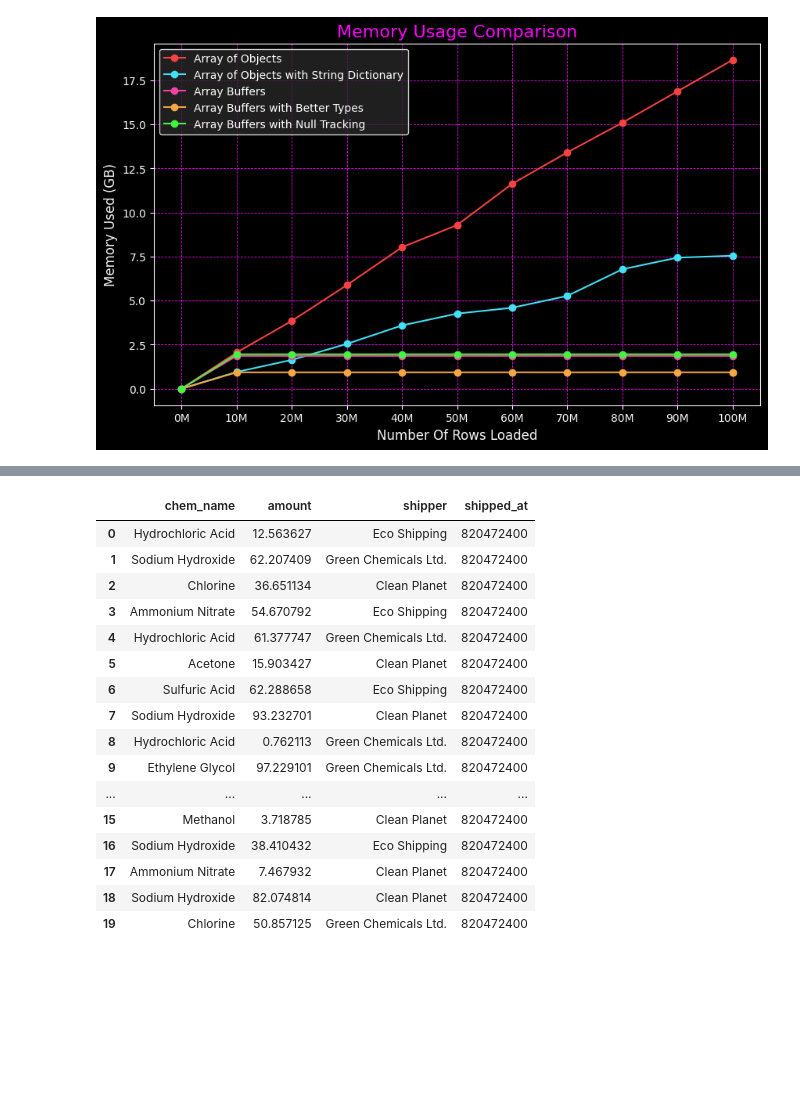
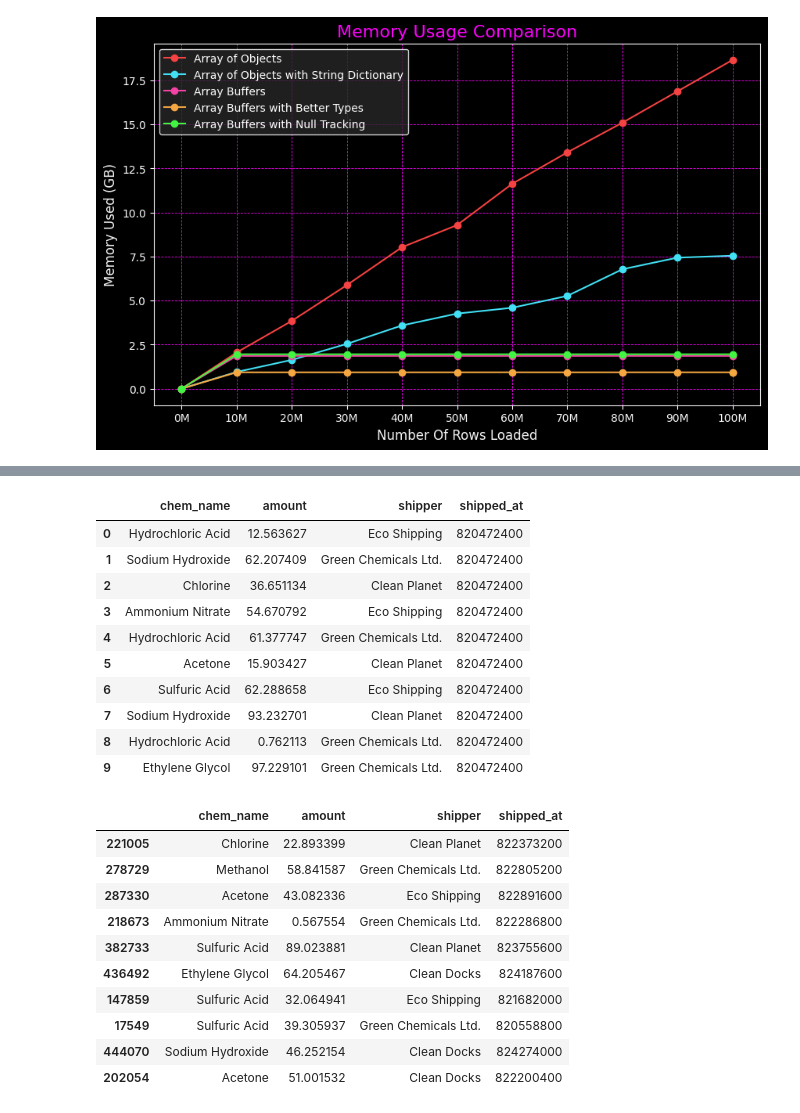
Before and after one commit to jackvial/processing-100-million-row-csv-in-memory, a Jupyter notebook: py/src/stats_notebook.ipynb, the cells around one changed output, grey strips where cells are left out. Cells and saved outputs as stored; diff of their text form; code cells hidden in the pictures; blank space fills up the shorter version.

```diff
--- a/py/src/stats_notebook.ipynb
+++ b/py/src/stats_notebook.ipynb
@@ -154,21 +154,29 @@ for i, (df, y_col, color, label) in enumerate(datasets, start=1):
 # %%
 chemicals_shipped_df = pd.read_parquet("/home/jack/code/df.ts/outputs/chemicals_shipped_100000000.parquet")
-chemicals_shipped_df.head(20)
+chemicals_shipped_df.head(10)
 # %% [output]
 |  | chem_name | amount | shipper | shipped_at |
 | 0 | Hydrochloric Acid | 12.563627 | Eco Shipping | 820472400 |
 | 1 | Sodium Hydroxide | 62.207409 | Green Chemicals Ltd. | 820472400 |
 | 2 | Chlorine | 36.651134 | Clean Planet | 820472400 |
 | 3 | Ammonium Nitrate | 54.670792 | Eco Shipping | 820472400 |
 | 4 | Hydrochloric Acid | 61.377747 | Green Chemicals Ltd. | 820472400 |
 | 5 | Acetone | 15.903427 | Clean Planet | 820472400 |
 | 6 | Sulfuric Acid | 62.288658 | Eco Shipping | 820472400 |
 | 7 | Sodium Hydroxide | 93.232701 | Clean Planet | 820472400 |
 | 8 | Hydrochloric Acid | 0.762113 | Green Chemicals Ltd. | 820472400 |
 | 9 | Ethylene Glycol | 97.229101 | Green Chemicals Ltd. | 820472400 |
-| ... | ... | ... | ... | ... |
-| 15 | Methanol | 3.718785 | Clean Planet | 820472400 |
-| 16 | Sodium Hydroxide | 38.410432 | Eco Shipping | 820472400 |
-| 17 | Ammonium Nitrate | 7.467932 | Clean Planet | 820472400 |
-| 18 | Sodium Hydroxide | 82.074814 | Clean Planet | 820472400 |
-| 19 | Chlorine | 50.857125 | Green Chemicals Ltd. | 820472400 |
+# %%
+chemicals_shipped_df.sample(10)
+# %% [output]
+|  | chem_name | amount | shipper | shipped_at |
+| 221005 | Chlorine | 22.893399 | Clean Planet | 822373200 |
+| 278729 | Methanol | 58.841587 | Green Chemicals Ltd. | 822805200 |
+| 287330 | Acetone | 43.082336 | Eco Shipping | 822891600 |
+| 218673 | Ammonium Nitrate | 0.567554 | Green Chemicals Ltd. | 822286800 |
+| 382733 | Sulfuric Acid | 89.023881 | Clean Planet | 823755600 |
+| 436492 | Ethylene Glycol | 64.205467 | Clean Docks | 824187600 |
+| 147859 | Sulfuric Acid | 32.064941 | Eco Shipping | 821682000 |
+| 17549 | Sulfuric Acid | 39.305937 | Green Chemicals Ltd. | 820558800 |
+| 444070 | Sodium Hydroxide | 46.252154 | Clean Docks | 824274000 |
+| 202054 | Acetone | 51.001532 | Clean Docks | 822200400 |
```
Also changed, not shown: parts of 1 cell of this notebook, 5 other files.
